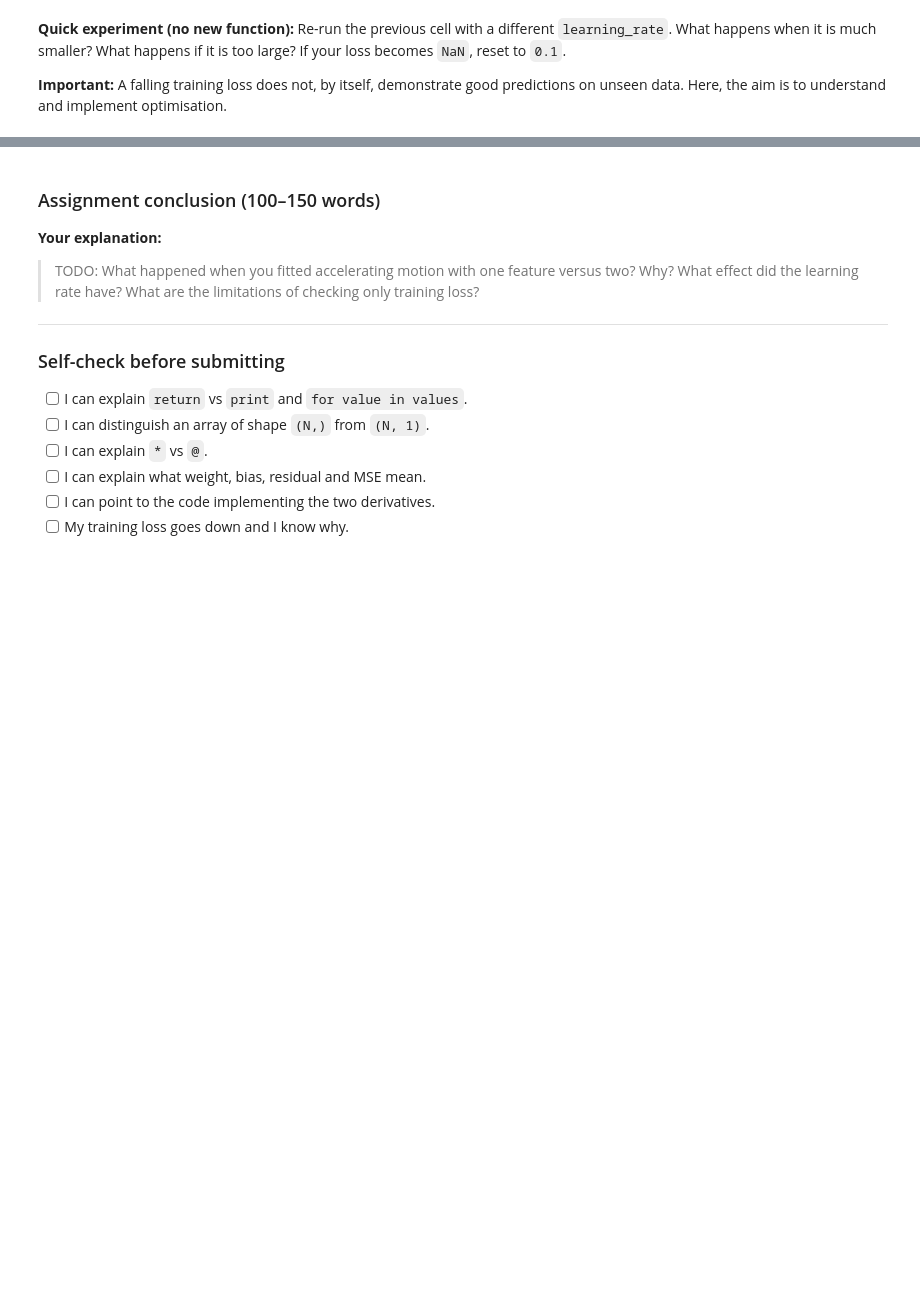
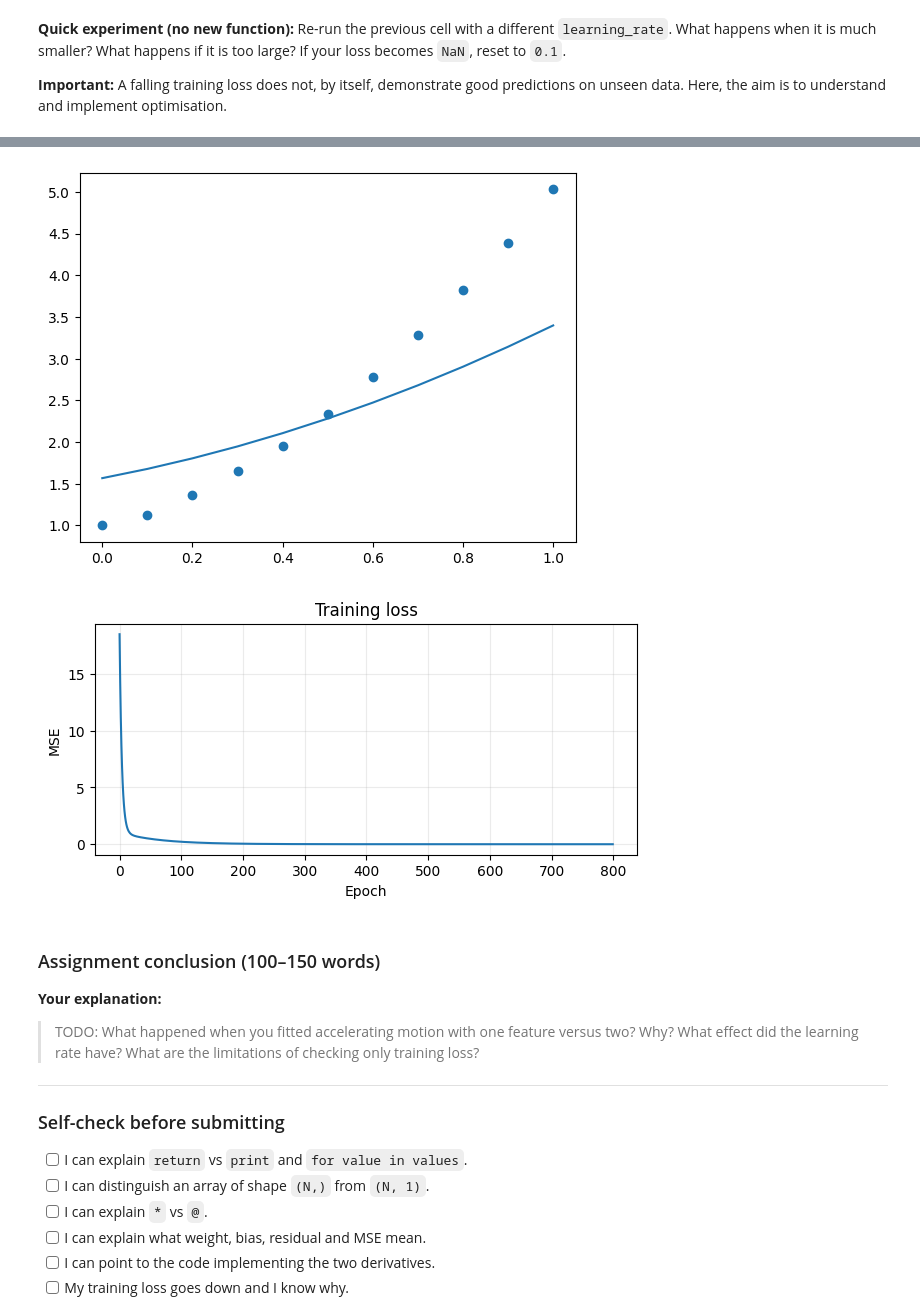
Before and after one commit to SiaDu/MLMPworkshop, a Jupyter notebook: workshop04_Python_NumPy_LinearRegression/Workshop04_Python_NumPy_LinearRegression.ipynb, the cells around one changed output, grey strips where cells are left out. Drawn from its saved outputs; the diff is of its cells as text; code cells hidden in the pictures; blank space fills up the shorter version.

```diff
--- a/workshop04_Python_NumPy_LinearRegression/Workshop04_Python_NumPy_LinearRegression.ipynb
+++ b/workshop04_Python_NumPy_LinearRegression/Workshop04_Python_NumPy_LinearRegression.ipynb
@@ -484,3 +715,18 @@ def train_multi(X, y, learning_rate=0.1, epochs=1500):
+# %%
+w_multi, b_multi, multi_losses = train_multi(X_assignment, y_accelerating,learning_rate=0.3, epochs=5000)
+y_pred_multi = predict_multi(X_assignment, w_multi, b_multi)
+
+plt.scatter(t_assignment, y_accelerating, label="Observed")
+plt.plot(t_assignment, y_pred_multi, label="One feature")
+
+fig, ax = plt.subplots(figsize=(7, 3))
+ax.plot(loss_history)
+ax.set(xlabel="Epoch", ylabel="MSE", title="Training loss")
+ax.grid(alpha=0.25)
+plt.show()
+# %% [output]
+[figure, added]
+[figure, added]
 # %% [markdown]
 ### Assignment conclusion (100–150 words)
 
```
Also changed, not shown: parts of 48 cells of this notebook, 2 other files.
